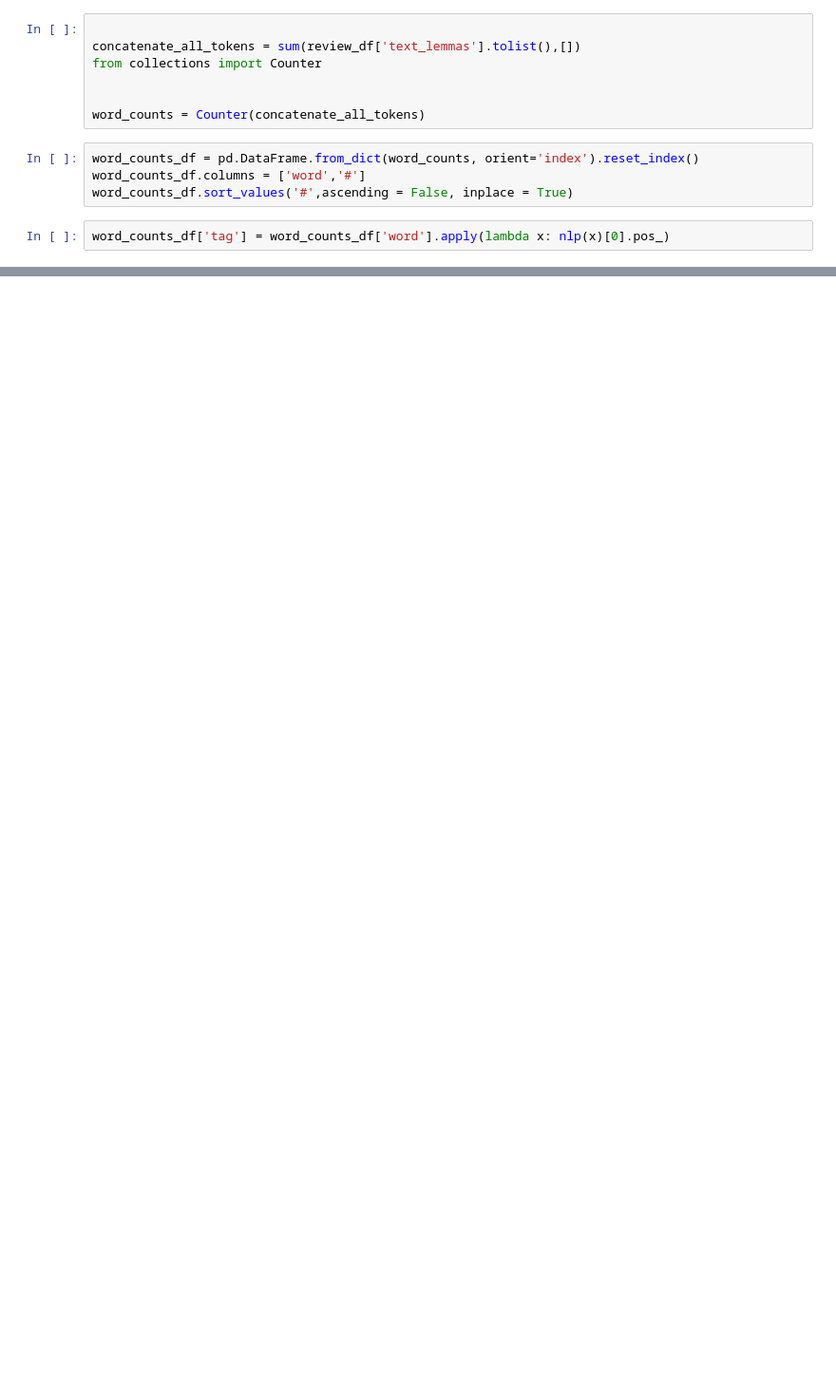
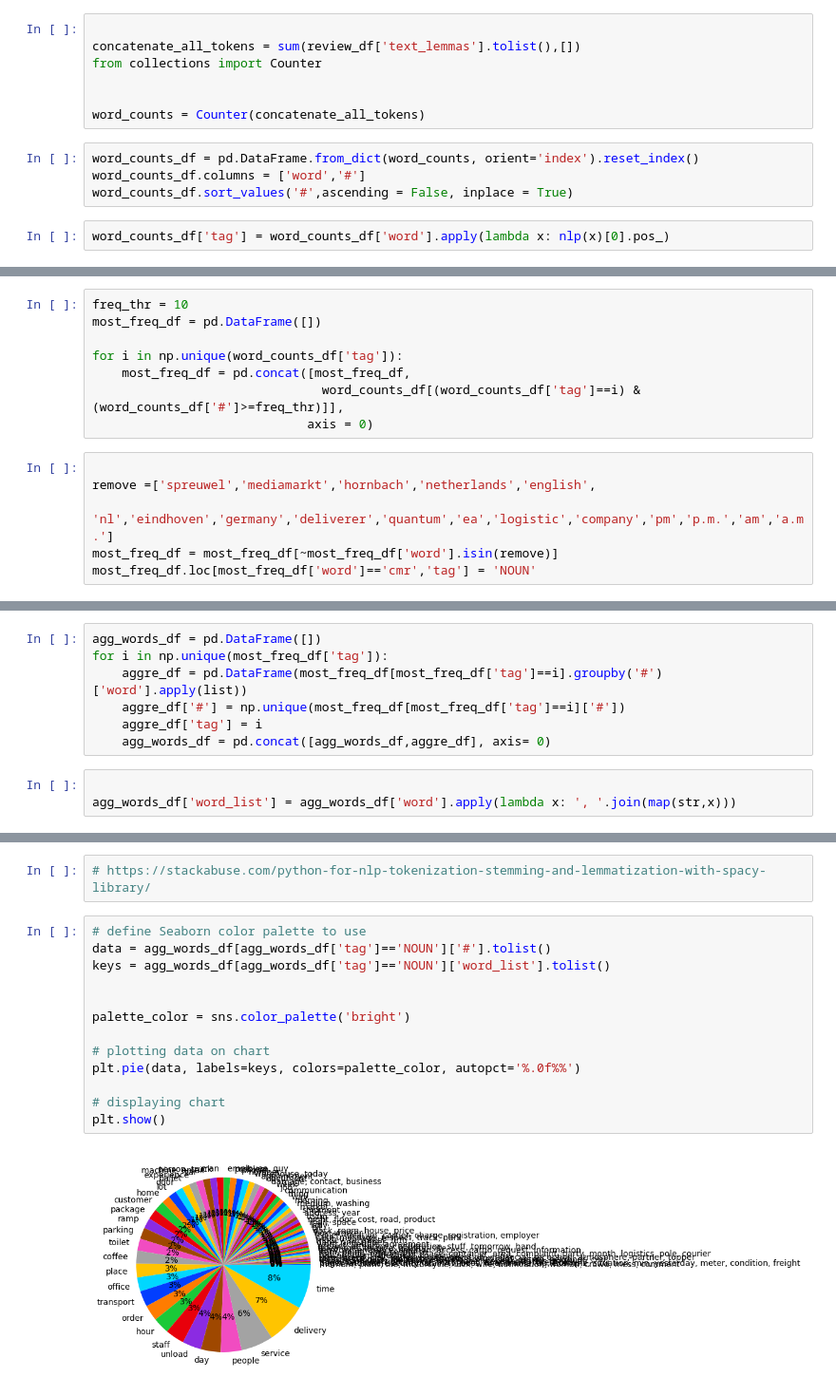
Before and after one commit to GSSaac/TOMlogistics, a Jupyter notebook: gs_WP2_logistics_lexicon.ipynb, the cells around one changed output, grey strips where cells are left out. Shown at 95% size. Drawn from its saved outputs; the diff is of its cells as text; blank space fills up the shorter version.

Commit message:
logistics lexicon

```diff
--- a/gs_WP2_logistics_lexicon.ipynb
+++ b/gs_WP2_logistics_lexicon.ipynb
@@ -209,0 +153,14 @@ word_counts_df[word_counts_df['tag_short']=='nouns']
+# %%
+freq_thr = 10
+most_freq_df = pd.DataFrame([])
+
+for i in np.unique(word_counts_df['tag']):
+    most_freq_df = pd.concat([most_freq_df,
+                               word_counts_df[(word_counts_df['tag']==i) & (word_counts_df['#']>=freq_thr)]],
+                             axis = 0)
+# %%
+
+remove =['spreuwel','mediamarkt','hornbach','netherlands','english',
+         'nl','eindhoven','germany','deliverer','quantum','ea','logistic','company','pm','p.m.','am','a.m.']
+most_freq_df = most_freq_df[~most_freq_df['word'].isin(remove)]
+most_freq_df.loc[most_freq_df['word']=='cmr','tag'] = 'NOUN'
@@ -209,0 +176,10 @@ word_counts_df[word_counts_df['tag_short']=='nouns']
+# %%
+agg_words_df = pd.DataFrame([])
+for i in np.unique(most_freq_df['tag']):
+    aggre_df = pd.DataFrame(most_freq_df[most_freq_df['tag']==i].groupby('#')['word'].apply(list))
+    aggre_df['#'] = np.unique(most_freq_df[most_freq_df['tag']==i]['#'])
+    aggre_df['tag'] = i
+    agg_words_df = pd.concat([agg_words_df,aggre_df], axis= 0)
+# %%
+
+agg_words_df['word_list'] = agg_words_df['word'].apply(lambda x: ', '.join(map(str,x)))
@@ -209,0 +194,17 @@ word_counts_df[word_counts_df['tag_short']=='nouns']
+# %%
+# https://stackabuse.com/python-for-nlp-tokenization-stemming-and-lemmatization-with-spacy-library/
+# %%
+# define Seaborn color palette to use
+data = agg_words_df[agg_words_df['tag']=='NOUN']['#'].tolist()
+keys = agg_words_df[agg_words_df['tag']=='NOUN']['word_list'].tolist()
+
+
+palette_color = sns.color_palette('bright')
+
+# plotting data on chart
+plt.pie(data, labels=keys, colors=palette_color, autopct='%.0f%%')
+
+# displaying chart
+plt.show()
+# %% [output]
+[figure, added]
```
Also changed, not shown: parts of 20 cells of this notebook, 3 other files.
